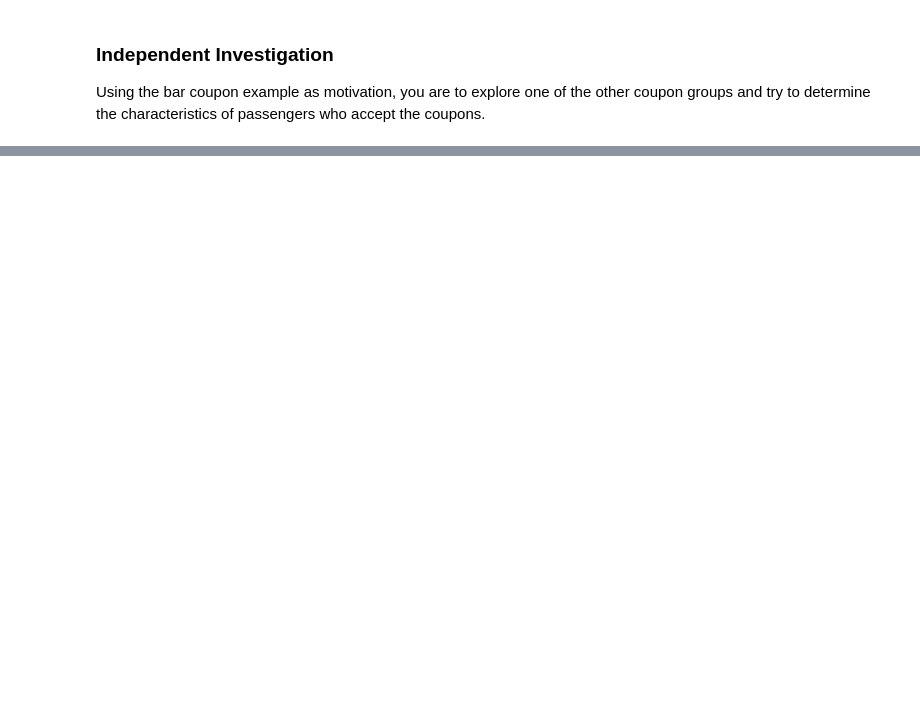
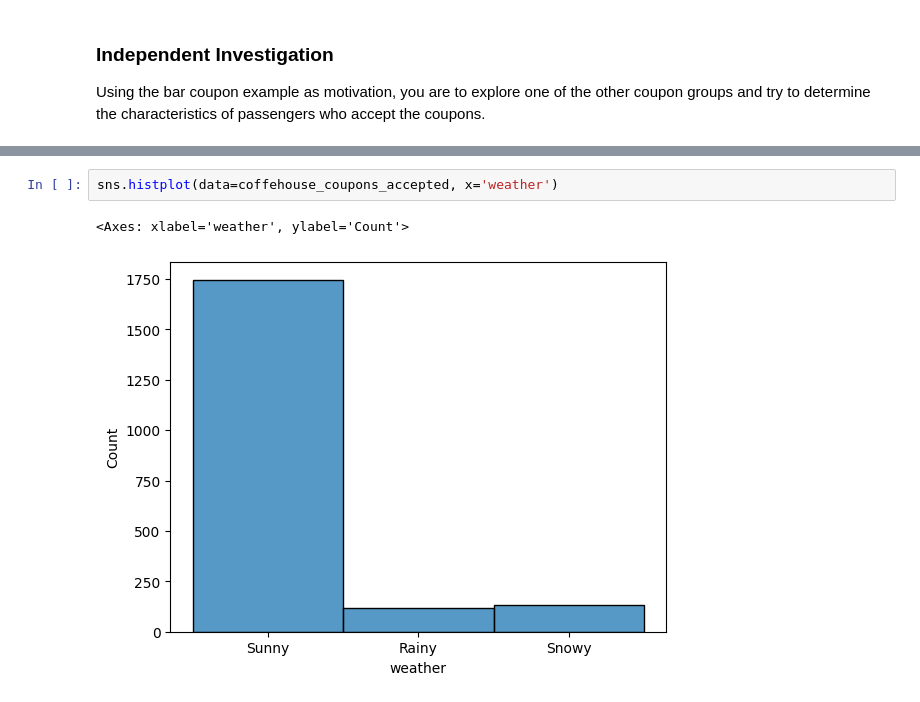
Before and after one commit to ygbgames/study-pa1, a Jupyter notebook: prompt.ipynb, the cells around one changed output, grey strips where cells are left out. Drawn from its saved outputs; the diff is of its cells as text; blank space fills up the shorter version.

```diff
--- a/prompt.ipynb
+++ b/prompt.ipynb
@@ -235,0 +265,5 @@ Using the bar coupon example as motivation, you are to explore one of the other
+# %%
+sns.histplot(data=coffehouse_coupons_accepted, x='weather')
+# %% [output]
+<Axes: xlabel='weather', ylabel='Count'>
+[figure, added]
```
Also changed, not shown: parts of 7 cells of this notebook.
